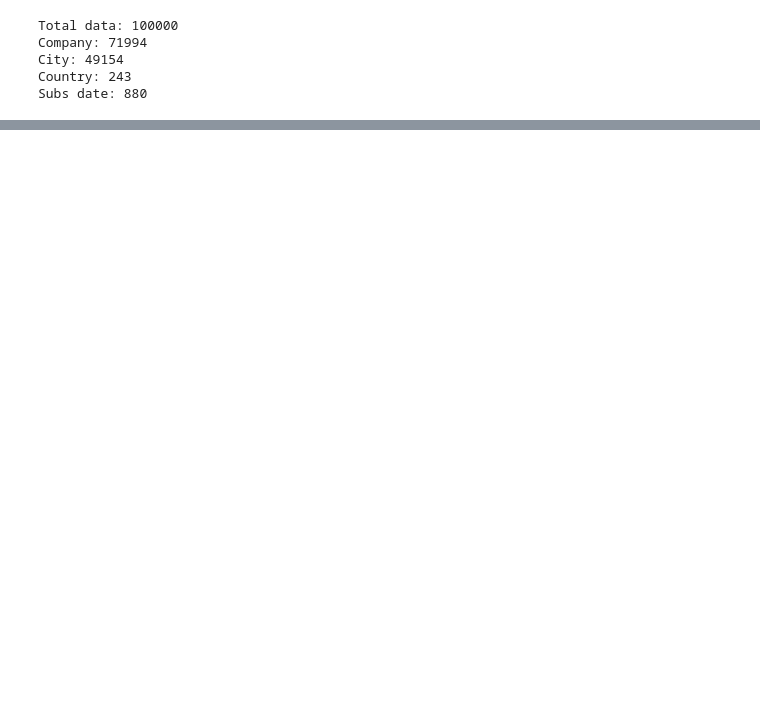
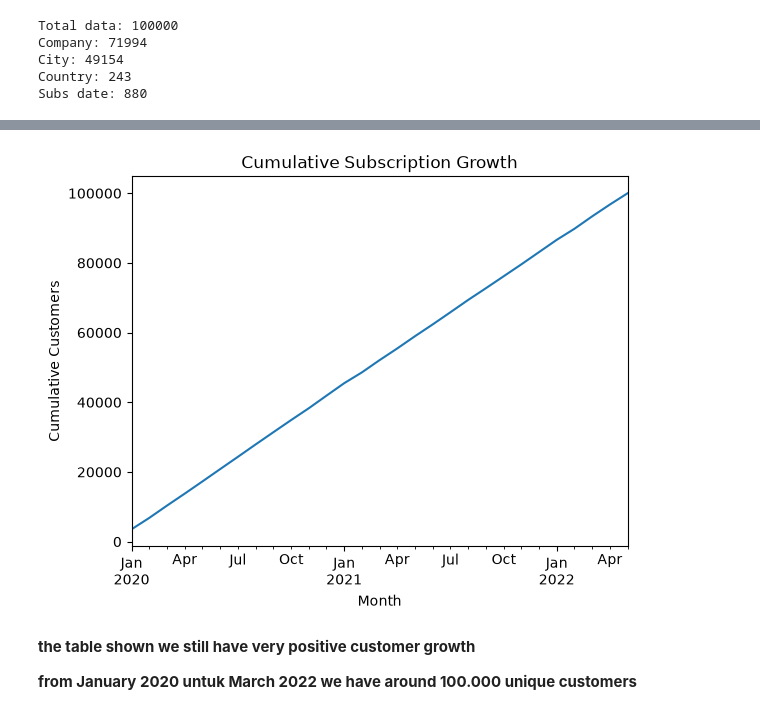
Before and after one commit to wilbert-william/technical-ai-engineer-test-shopee, a Jupyter notebook: customers-small.ipynb, the cells around one changed output, grey strips where cells are left out. Drawn from its saved outputs; the diff is of its cells as text; code cells hidden in the pictures; blank space fills up the shorter version.

```diff
--- a/customers-small.ipynb
+++ b/customers-small.ipynb
@@ -63,2 +143,4 @@ goals:
 # %%
-# 1. Total customers based on subscription year
+# Monthly subscription trend, growth, and seasonality
+monthly = df["Subscription Date"].dt.to_period("M").value_counts().sort_index()
+print(monthly)
@@ -73,0 +206,12 @@ goals:
+# %%
+# data visualization
+monthly.cumsum().plot(kind="line", title="Cumulative Subscription Growth")
+plt.xlabel("Month")
+plt.ylabel("Cumulative Customers")
+plt.show()
+# %% [output]
+[figure, added]
+# %% [markdown]
+**the table shown we still have very positive customer growth**
+
+**from January 2020 untuk March 2022 we have around 100.000 unique customers**
```
Also changed, not shown: parts of 36 cells of this notebook, 1 other file.
